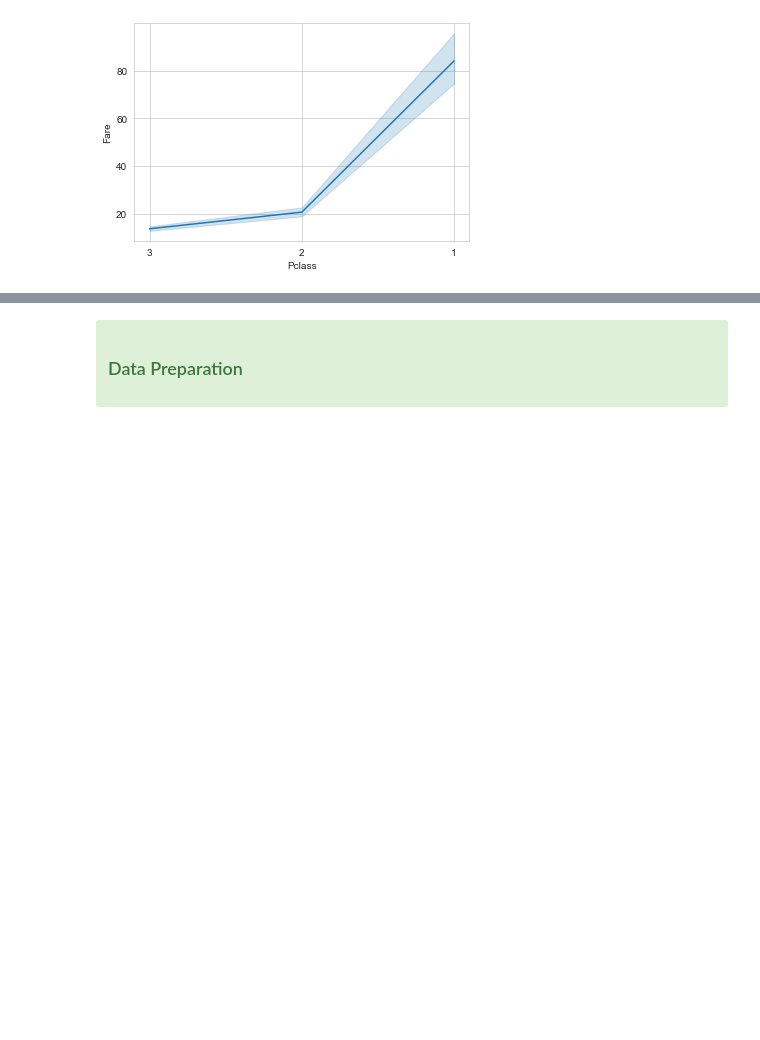
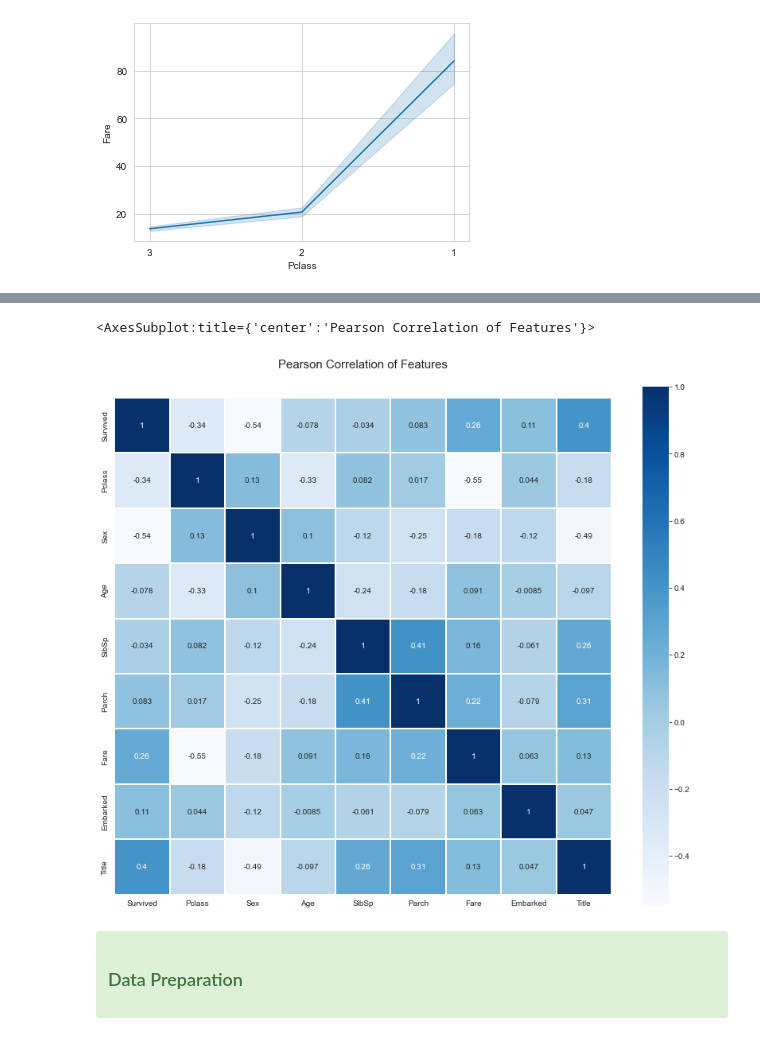
Before and after one commit to Panitnun-6243/kaggle_titanic, a Jupyter notebook: titanic_process.ipynb, the cells around one changed output, grey strips where cells are left out. Saved outputs shown, nothing was run; the diff lists cells and outputs as text; code cells hidden in the pictures; blank space fills up the shorter version.

```diff
--- a/titanic_process.ipynb
+++ b/titanic_process.ipynb
@@ -176,5 +185,13 @@ sns.lineplot(data=lcp.sort_values(by=["Pclass"], ascending=False), y="Fare", x="
 # %%
 #pearson correlation
+colormap = plt.cm.Blues
+plt.figure(figsize=(14,12))
+plt.title('Pearson Correlation of Features', y=1.05, size=15)
+sns.heatmap(cleaned_data.astype(float).corr(),linewidths=0.1,vmax=1.0, square=True, cmap=colormap, linecolor='white', annot=True)
+#plt.savefig('pc_heatmap.png', format='png', dpi=600)
+# %% [output]
+<AxesSubplot:title={'center':'Pearson Correlation of Features'}>
+[figure, added]
 # %% [markdown]
 <div class="alert alert-block alert-success">
 <h3>Data Preparation</h3>
```
Also changed, not shown: parts of 1 cell of this notebook.
